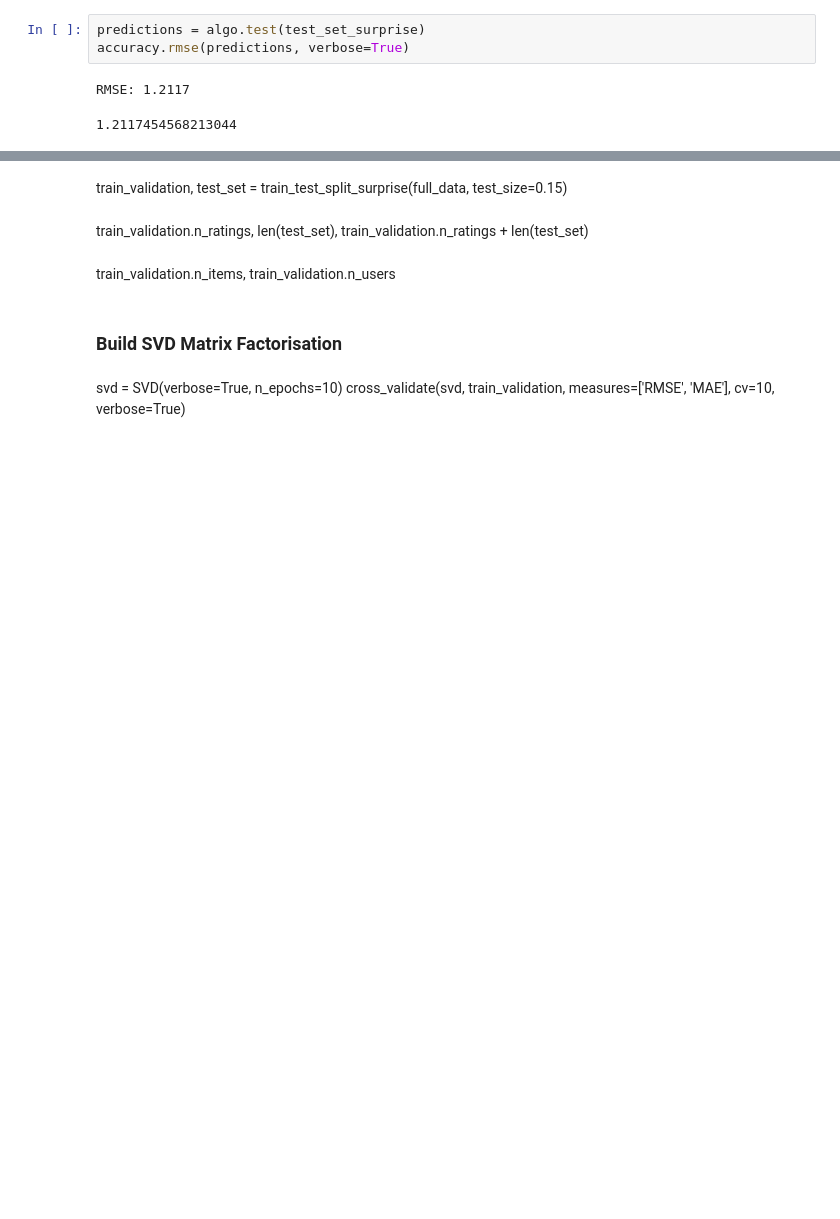
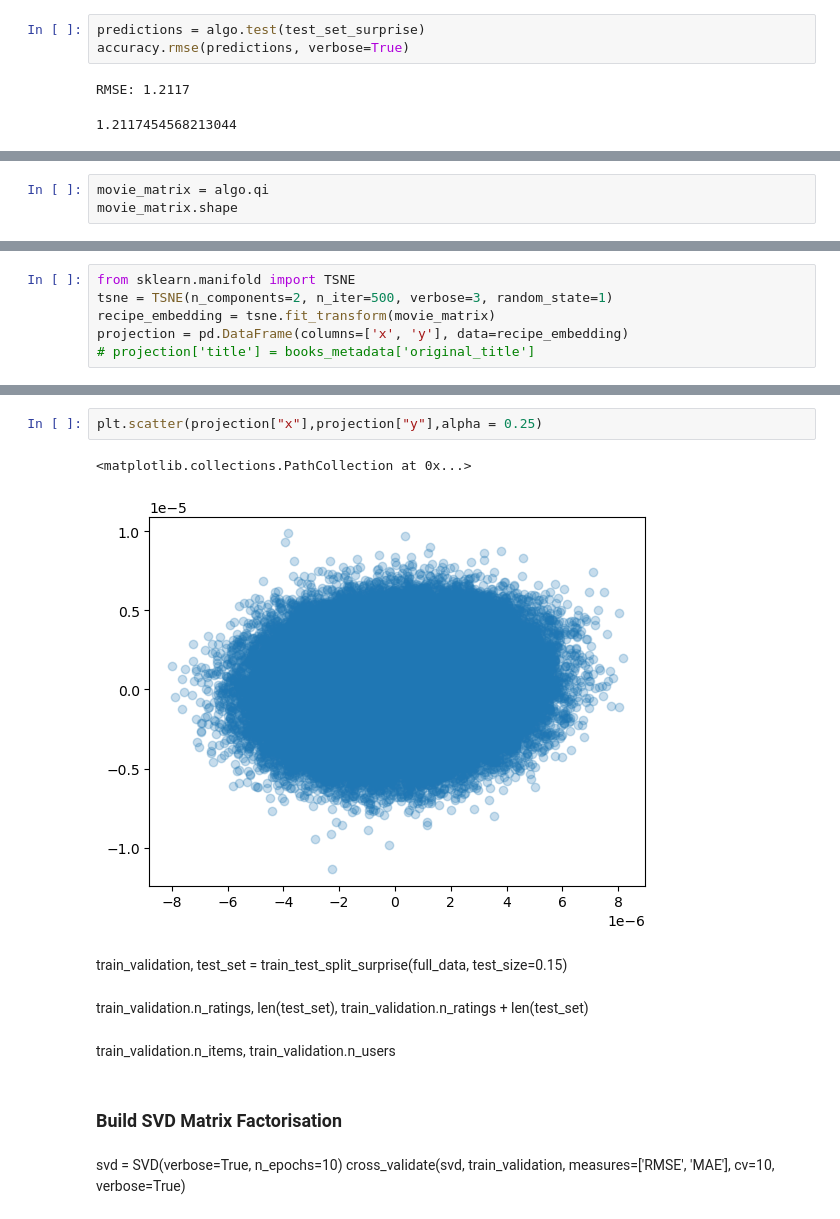
Before and after one commit to ML-7641-Fall-2022/RoboChef, a Jupyter notebook: notebooks/recommendation/a3.matrix_factorisation.ipynb, the cells around one changed output, grey strips where cells are left out. Cells and saved outputs as stored; diff of their text form; blank space fills up the shorter version.

```diff
--- a/notebooks/recommendation/a3.matrix_factorisation.ipynb
+++ b/notebooks/recommendation/a3.matrix_factorisation.ipynb
@@ -108,0 +126,3 @@ RMSE: 1.2117
+# %%
+movie_matrix = algo.qi
+movie_matrix.shape
@@ -110,0 +226,6 @@ recipe_metadata =
+# %%
+from sklearn.manifold import TSNE
+tsne = TSNE(n_components=2, n_iter=500, verbose=3, random_state=1)
+recipe_embedding = tsne.fit_transform(movie_matrix)
+projection = pd.DataFrame(columns=['x', 'y'], data=recipe_embedding)
+# projection['title'] = books_metadata['original_title']
@@ -111,3 +259,8 @@ recipe_metadata =
+# %%
+plt.scatter(projection["x"],projection["y"],alpha = 0.25)
+# %% [output]
+<matplotlib.collections.PathCollection at 0x...>
+[figure, added]
 # %% [markdown]
 train_validation, test_set = train_test_split_surprise(full_data, test_size=0.15)
 # %% [markdown]
```
Also changed, not shown: parts of 20 cells of this notebook, 1 other file.
